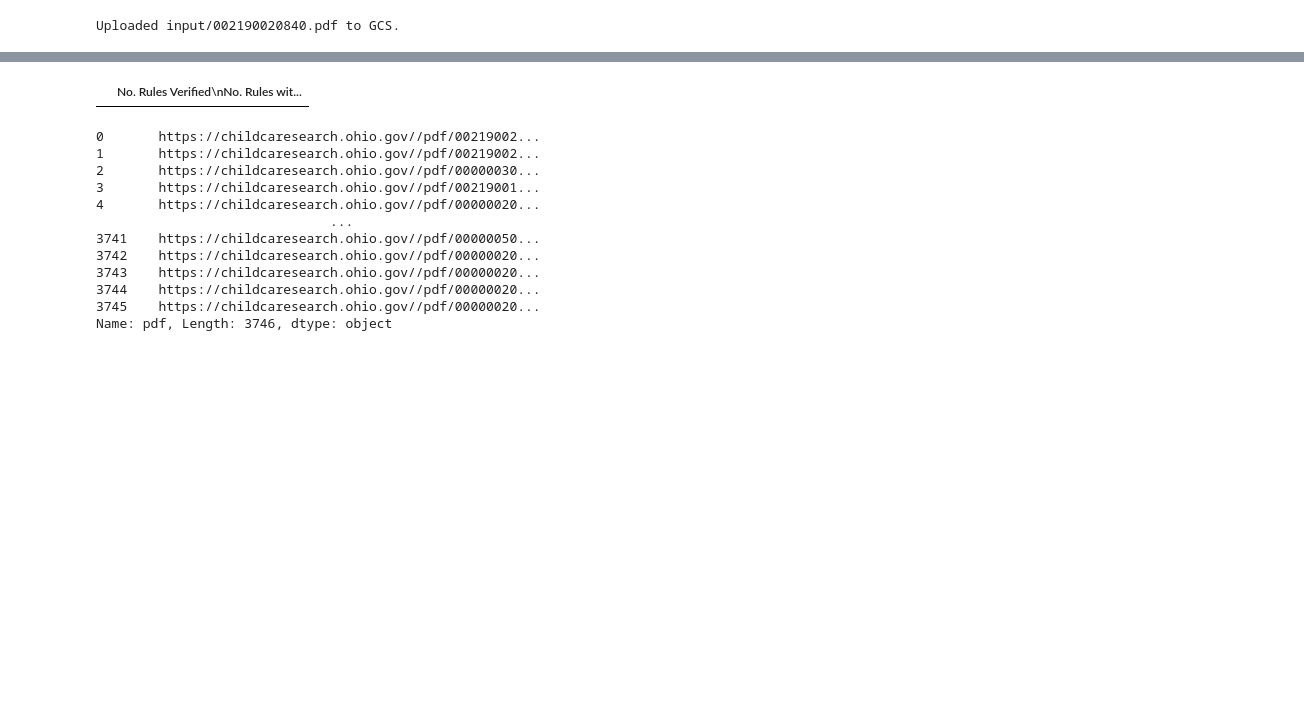
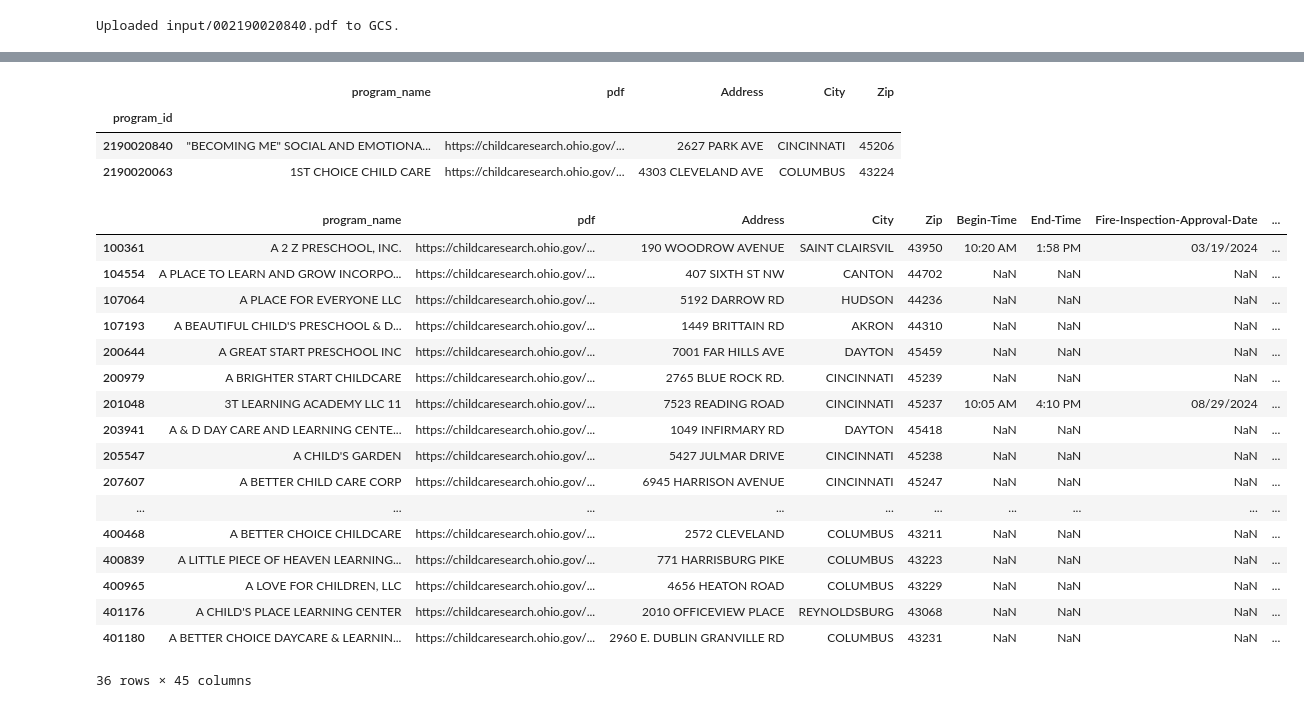
Before and after one commit to Will-Blanton/ODJFS-Licensing-Reports-Webscraper, a Jupyter notebook: doc_ai_test.ipynb, the cells around one changed output, grey strips where cells are left out. Saved outputs shown, nothing was run; the diff lists cells and outputs as text; code cells hidden in the pictures; blank space fills up the shorter version.

Commit message:
Updated the test notebook to work for the new Google schema

```diff
--- a/doc_ai_test.ipynb
+++ b/doc_ai_test.ipynb
@@ -25,8 +21,11 @@ os.environ['GOOGLE_APPLICATION_CREDENTIALS'] = cred_file
 # %%
 load_dotenv()
-DOC_PROCESSOR_KEY = os.getenv('DOC_PROCESSOR_KEY')
+# DOC_PROCESSOR_KEY = os.getenv('DOC_PROCESSOR_KEY')
 DOC_PROCESSOR_ID = os.getenv('DOC_PROCESSOR_ID')
 PROJECT_ID = os.getenv('PROJECT_ID')
+GCS_BUCKET = os.getenv('GCS_BUCKET')
+
+os.environ['GOOGLE_APPLICATION_CREDENTIALS'] = os.getenv('CRED_FILE')
 # %%
 def create_gcs_bucket(bucket_name, delete=False):
     """Deletes the bucket if it exists, then creates a new bucket in Google Cloud Storage."""
@@ -262,8 +377,0 @@ def process_batch(client: documentai.DocumentProcessorServiceClient, request, ti
-# %%
-processed = extract_from_pdfs(
-        gcs_bucket_name="odjfs-test",
-        gcs_prefix="test/quarantine",
-        batch_size=1,
-        field_mask="entities"
-)
-processed
@@ -467,19 +378,30 @@ Processing Page 4/5: found 0 table(s).
-# %%
-tables[2]
-# %% [output]
-|  | No. Rules Verified\nNo. Rules wit... |
-# %%
-pd.read_csv("data/pdf_links_final.csv")['pdf']
-# %% [output]
-0       https://childcaresearch.ohio.gov//pdf/00219002...
-1       https://childcaresearch.ohio.gov//pdf/00219002...
-2       https://childcaresearch.ohio.gov//pdf/00000030...
-3       https://childcaresearch.ohio.gov//pdf/00219001...
-4       https://childcaresearch.ohio.gov//pdf/00000020...
-                              ...
-3741    https://childcaresearch.ohio.gov//pdf/00000050...
-3742    https://childcaresearch.ohio.gov//pdf/00000020...
-3743    https://childcaresearch.ohio.gov//pdf/00000020...
-3744    https://childcaresearch.ohio.gov//pdf/00000020...
-3745    https://childcaresearch.ohio.gov//pdf/00000020...
-Name: pdf, Length: 3746, dtype: object
+# %%
+pdf_links.iloc[0:2]
+# %% [output]
+|  | program_name | pdf | Address | City | Zip |
+| program_id |  |  |  |  |  |
+| 2190020840 | "BECOMING ME" SOCIAL AND EMOTIONA... | https://childcaresearch.ohio.gov/... | 2627 PARK AVE | CINCINNATI | 45206 |
+| 2190020063 | 1ST CHOICE CHILD CARE | https://childcaresearch.ohio.gov/... | 4303 CLEVELAND AVE | COLUMBUS | 43224 |
+# %%
+pdf_links.index = pdf_links.index.astype(str)
+# %%
+pdf_links.merge(processed, how='outer', left_index=True, right_index=True)
+# %% [output]
+|  | program_name | pdf | Address | City | Zip | Begin-Time | End-Time | Fire-Inspection-Approval-Date | ... |
+| 100361 | A 2 Z PRESCHOOL, INC. | https://childcaresearch.ohio.gov/... | 190 WOODROW AVENUE | SAINT CLAIRSVIL | 43950 | 10:20 AM | 1:58 PM | 03/19/2024 | ... |
+| 104554 | A PLACE TO LEARN AND GROW INCORPO... | https://childcaresearch.ohio.gov/... | 407 SIXTH ST NW | CANTON | 44702 | NaN | NaN | NaN | ... |
+| 107064 | A PLACE FOR EVERYONE LLC | https://childcaresearch.ohio.gov/... | 5192 DARROW RD | HUDSON | 44236 | NaN | NaN | NaN | ... |
+| 107193 | A BEAUTIFUL CHILD'S PRESCHOOL & D... | https://childcaresearch.ohio.gov/... | 1449 BRITTAIN RD | AKRON | 44310 | NaN | NaN | NaN | ... |
+| 200644 | A GREAT START PRESCHOOL INC | https://childcaresearch.ohio.gov/... | 7001 FAR HILLS AVE | DAYTON | 45459 | NaN | NaN | NaN | ... |
+| 200979 | A BRIGHTER START CHILDCARE | https://childcaresearch.ohio.gov/... | 2765 BLUE ROCK RD. | CINCINNATI | 45239 | NaN | NaN | NaN | ... |
+| 201048 | 3T LEARNING ACADEMY LLC 11 | https://childcaresearch.ohio.gov/... | 7523 READING ROAD | CINCINNATI | 45237 | 10:05 AM | 4:10 PM | 08/29/2024 | ... |
+| 203941 | A & D DAY CARE AND LEARNING CENTE... | https://childcaresearch.ohio.gov/... | 1049 INFIRMARY RD | DAYTON | 45418 | NaN | NaN | NaN | ... |
+| 205547 | A CHILD'S GARDEN | https://childcaresearch.ohio.gov/... | 5427 JULMAR DRIVE | CINCINNATI | 45238 | NaN | NaN | NaN | ... |
+| 207607 | A BETTER CHILD CARE CORP | https://childcaresearch.ohio.gov/... | 6945 HARRISON AVENUE | CINCINNATI | 45247 | NaN | NaN | NaN | ... |
+| ... | ... | ... | ... | ... | ... | ... | ... | ... | ... |
+| 400468 | A BETTER CHOICE CHILDCARE | https://childcaresearch.ohio.gov/... | 2572 CLEVELAND | COLUMBUS | 43211 | NaN | NaN | NaN | ... |
+| 400839 | A LITTLE PIECE OF HEAVEN LEARNING... | https://childcaresearch.ohio.gov/... | 771 HARRISBURG PIKE | COLUMBUS | 43223 | NaN | NaN | NaN | ... |
+| 400965 | A LOVE FOR CHILDREN, LLC | https://childcaresearch.ohio.gov/... | 4656 HEATON ROAD | COLUMBUS | 43229 | NaN | NaN | NaN | ... |
+| 401176 | A CHILD'S PLACE LEARNING CENTER | https://childcaresearch.ohio.gov/... | 2010 OFFICEVIEW PLACE | REYNOLDSBURG | 43068 | NaN | NaN | NaN | ... |
+| 401180 | A BETTER CHOICE DAYCARE & LEARNIN... | https://childcaresearch.ohio.gov/... | 2960 E. DUBLIN GRANVILLE RD | COLUMBUS | 43231 | NaN | NaN | NaN | ... |
+36 rows × 45 columns
```
Also changed, not shown: parts of 27 cells of this notebook.
